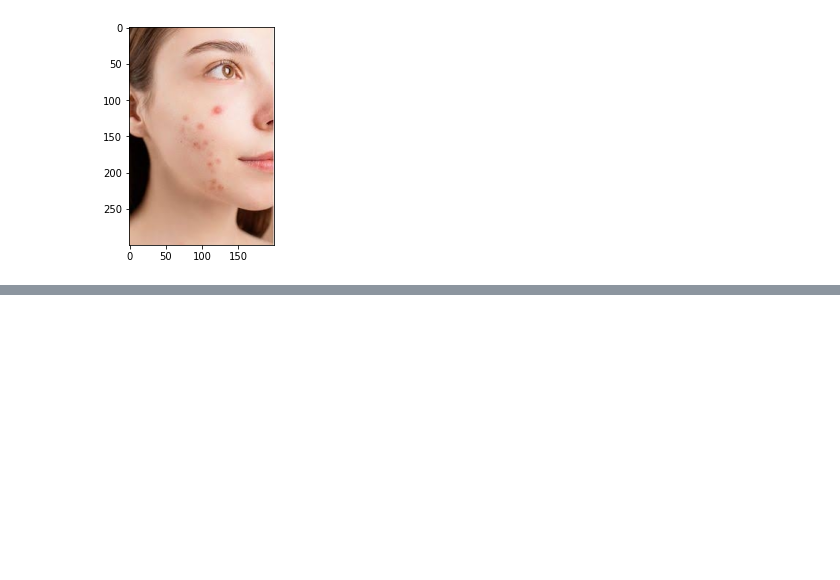
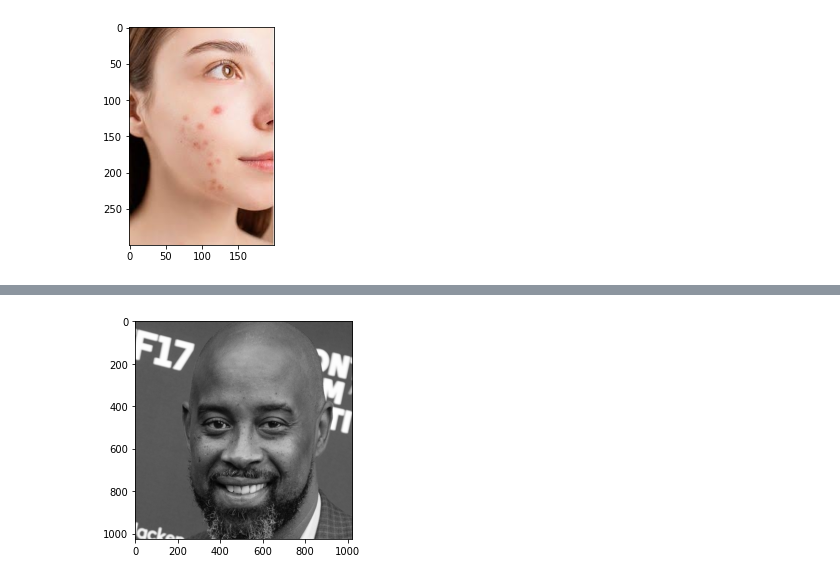
Before and after one commit to anismehrab/MULTIPSE, a Jupyter notebook: train.ipynb, the cells around one changed output, grey strips where cells are left out. Saved outputs shown, nothing was run; the diff lists cells and outputs as text; code cells hidden in the pictures; blank space fills up the shorter version.

Commit message:
colorize net

```diff
--- a/train.ipynb
+++ b/train.ipynb
@@ -580,3 +580,81 @@ plt.imshow(img_L)
 util.imwrite(img_L,"PhotoDit/pair/fifa.jpg")
 # %% [output]
 [figure]
+# %%
+import cv2
+import os
+from utils import utils_image as util
+from utils import utils_blindsr
+import matplotlib.pyplot as plt
+import random
+
+image_name = "10216"
+image = cv2.imread("PhotoDit/test_pictures/"+image_name+".png")
+h1, w1 = image.shape[:2]
+interpolate= random.choice([1, 2, 3])
+img_H = image.copy()
+h ,w = None,None
+patch_size_h = 440
+patch_size_w = 440
+print(h1,w1)
+if(h1 > w1 and patch_size_h >= patch_size_w and w1 >= patch_size_w and h1 >= patch_size_h):
+    w = patch_size_w
+    h = w/w1 * h1
+elif(h1 > w1 and patch_size_h >= patch_size_w and w1 >= patch_size_w and h1 <= patch_size_h):
+    h = patch_size_h
+    w = h/h1 * w1
+elif(h1 > w1 and patch_size_h >= patch_size_w and w1 <= patch_size_w and h1 >= patch_size_h):
+    w = patch_size_w
+    h = w/w1 * h1
+elif(h1 > w1 and patch_size_h >= patch_size_w and w1 <= patch_size_w and h1 <= patch_size_h):
+    h = patch_size_h
+    w = h/h1 * w1
+elif(h1 > w1 and patch_size_h <= patch_size_w and w1 >= patch_size_w and h1 >= patch_size_h):
+    w = patch_size_w
+    h = w/w1 * h1
+elif(h1 > w1 and patch_size_h <= patch_size_w and w1 >= patch_size_w and h1 <= patch_size_h):
+    h = patch_size_h
+    w = h/h1 * w1
+elif(h1 > w1 and patch_size_h <= patch_size_w and w1 <= patch_size_w and h1 >= patch_size_h):
+    w = patch_size_w
+    h = w/w1 * h1
+elif(h1 > w1 and patch_size_h <= patch_size_w and w1 <= patch_size_w and h1 <= patch_size_h):
+    w = patch_size_w
+    h = w/w1 * h1
+
+elif(h1 < w1 and patch_size_h >= patch_size_w and w1 >= patch_size_w and h1 >= patch_size_h):
+    h = patch_size_h
+    w = h/h1 * w1
+elif(h1 < w1 and patch_size_h >= patch_size_w and w1 >= patch_size_w and h1 <= patch_size_h):
+    h = patch_size_h
+    w = h/h1 * w1
+elif(h1 < w1 and patch_size_h >= patch_size_w and w1 <= patch_size_w and h1 >= patch_size_h):
+    w = patch_size_w
+    h = w/w1 * h1
+elif(h1 < w1 and patch_size_h >= patch_size_w and w1 <= patch_size_w and h1 <= patch_size_h):
+    h = patch_size_h
+    w = h/h1 * w1
+elif(h1 < w1 and patch_size_h <= patch_size_w and w1 >= patch_size_w and h1 >= patch_size_h):
+    w = patch_size_w
+    h = w/w1 * h1
+elif(h1 < w1 and patch_size_h <= patch_size_w and w1 >= patch_size_w and h1 <= patch_size_h):
+    h = patch_size_h
+    w = h/h1 * w1
+elif(h1 < w1 and patch_size_h <= patch_size_w and w1 <= patch_size_w and h1 >= patch_size_h):
+    w = patch_size_w
+    h = w/w1 * h1
+elif(h1 < w1 and patch_size_h <= patch_size_w and w1 <= patch_size_w and h1 <= patch_size_h):
+    w = patch_size_w
+    h = w/w1 * h1
+else:
+    print("odd")
+print(h,w)
+img_H = cv2.resize(img_H, (int(w), int(h)), interpolation=interpolate)
+
+img_L,img_H = utils_blindsr.random_crop(img_H,img_H,sf=1,lq_patchsize_w=patch_size_w,lq_patchsize_h=patch_size_h)
+img_L = cv2.cvtColor(img_L, cv2.COLOR_BGR2GRAY)
+img_L = cv2.cvtColor(img_L, cv2.COLOR_GRAY2RGB)
+
+plt.imshow(img_L)
+util.imwrite(img_L,"PhotoDit/pair/fifa.jpg")
+# %% [output]
@@ -582,0 +663 @@ util.imwrite(img_L,"PhotoDit/pair/fifa.jpg")
+[figure, added]
```
Also changed, not shown: parts of 2 cells of this notebook, 16 other files.
